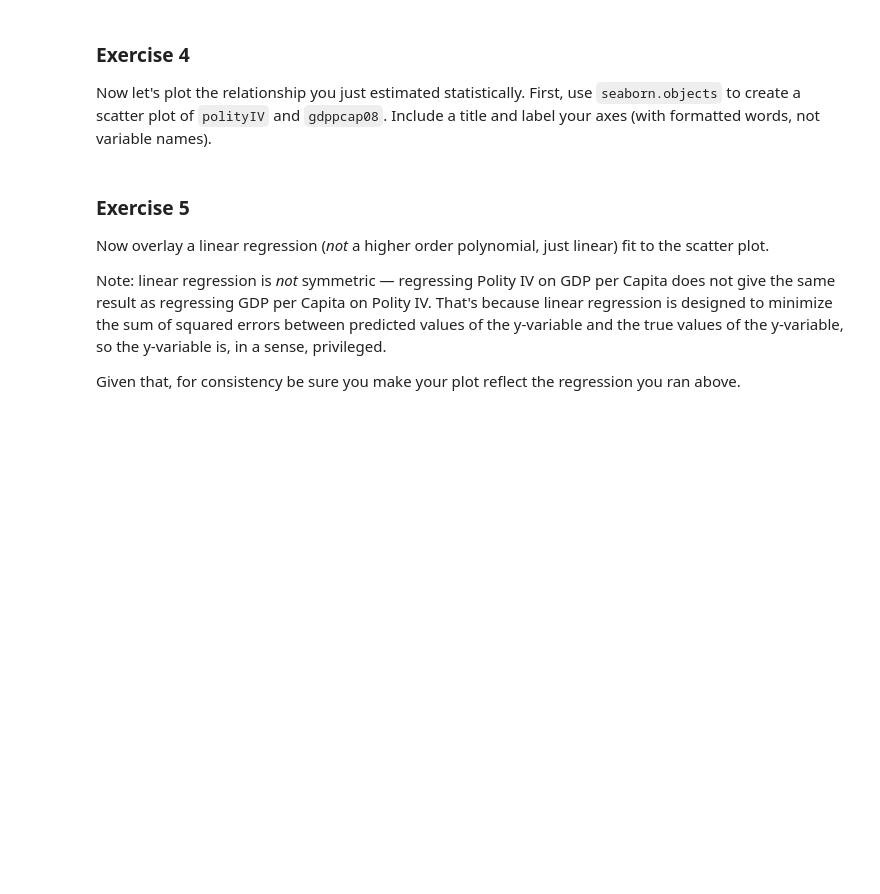
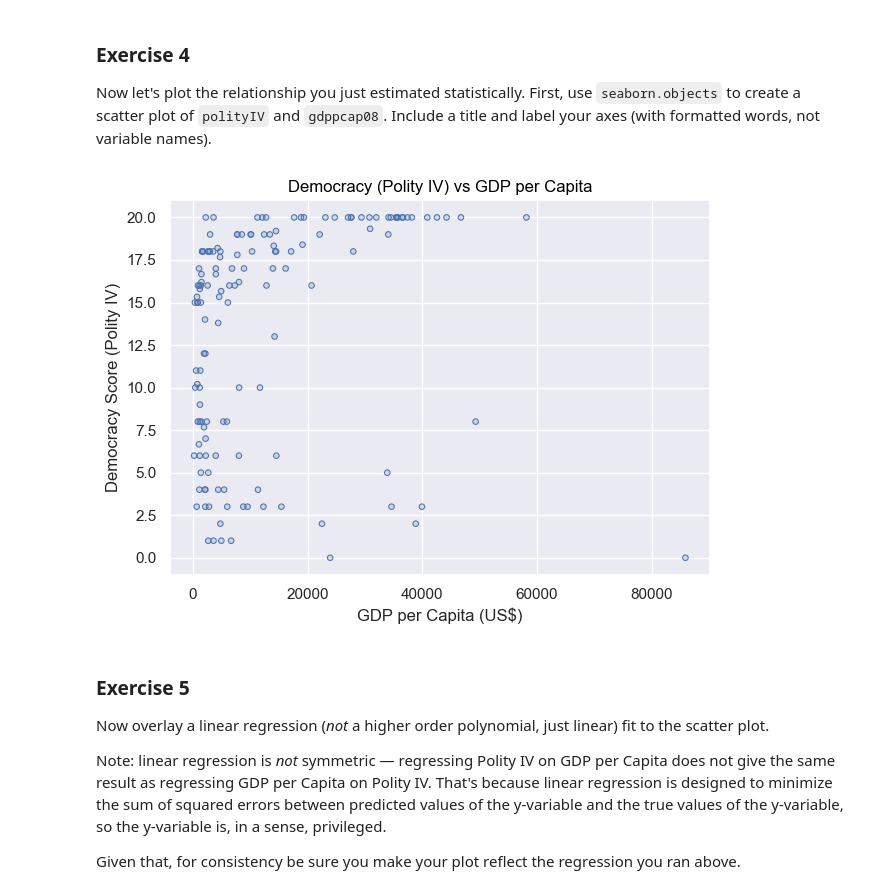
Before and after one commit to mbadu1/Oct7Ex, a Jupyter notebook: exercise_plotting_part2.ipynb, the cells around one changed output. Saved outputs shown, nothing was run; the diff lists cells and outputs as text; code cells hidden in the pictures; blank space fills up the shorter version.

```diff
--- a/exercise_plotting_part2.ipynb
+++ b/exercise_plotting_part2.ipynb
@@ -46,6 +65,15 @@ Write down your conclusions.
 ### Exercise 4
 
 Now let's plot the relationship you just estimated statistically. First, use `seaborn.objects` to create a scatter plot of `polityIV` and `gdppcap08`. Include a title and label your axes (with formatted words, not variable names).
+# %%
+p = (
+    so.Plot(wdi, x="gdppcap08", y="polityIV")
+      .add(so.Dots())
+      .label(title="Democracy (Polity IV) vs GDP per Capita", x="GDP per Capita (US$)", y="Democracy Score (Polity IV)")
+)
+p.show()
+# %% [output]
+[figure, added]
 # %% [markdown]
 ### Exercise 5
 
```
Also changed, not shown: parts of 5 cells of this notebook, 1 other file.
